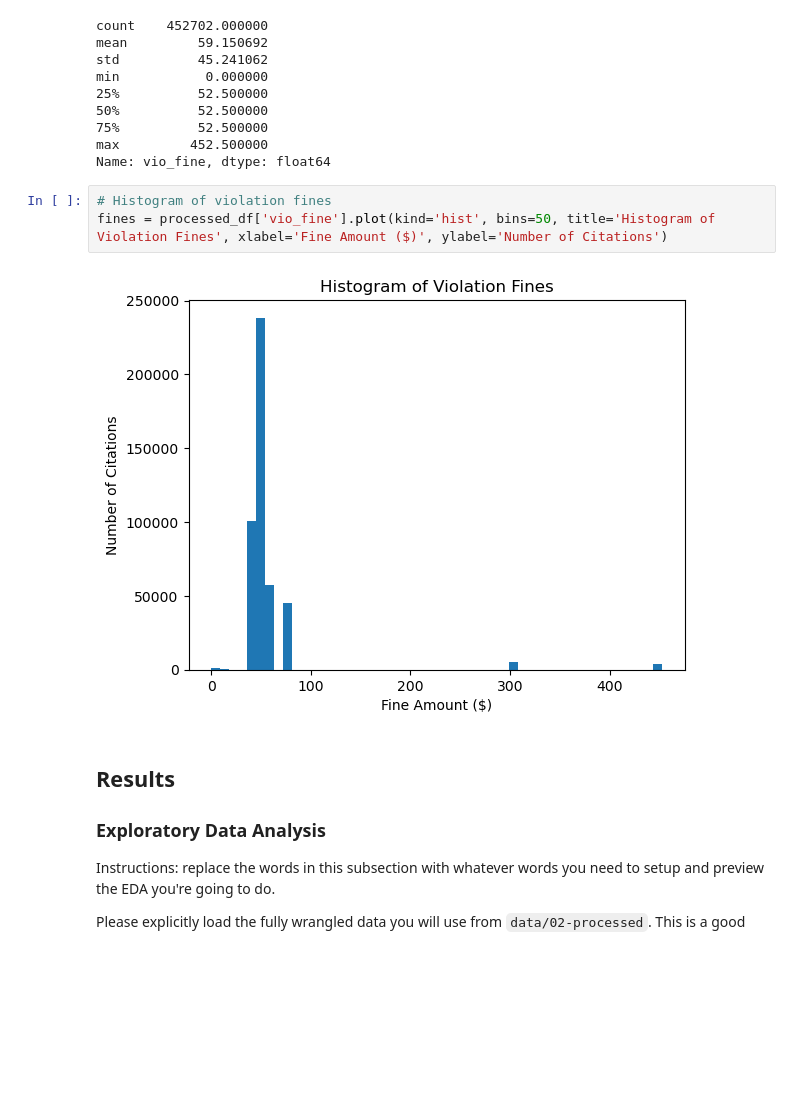
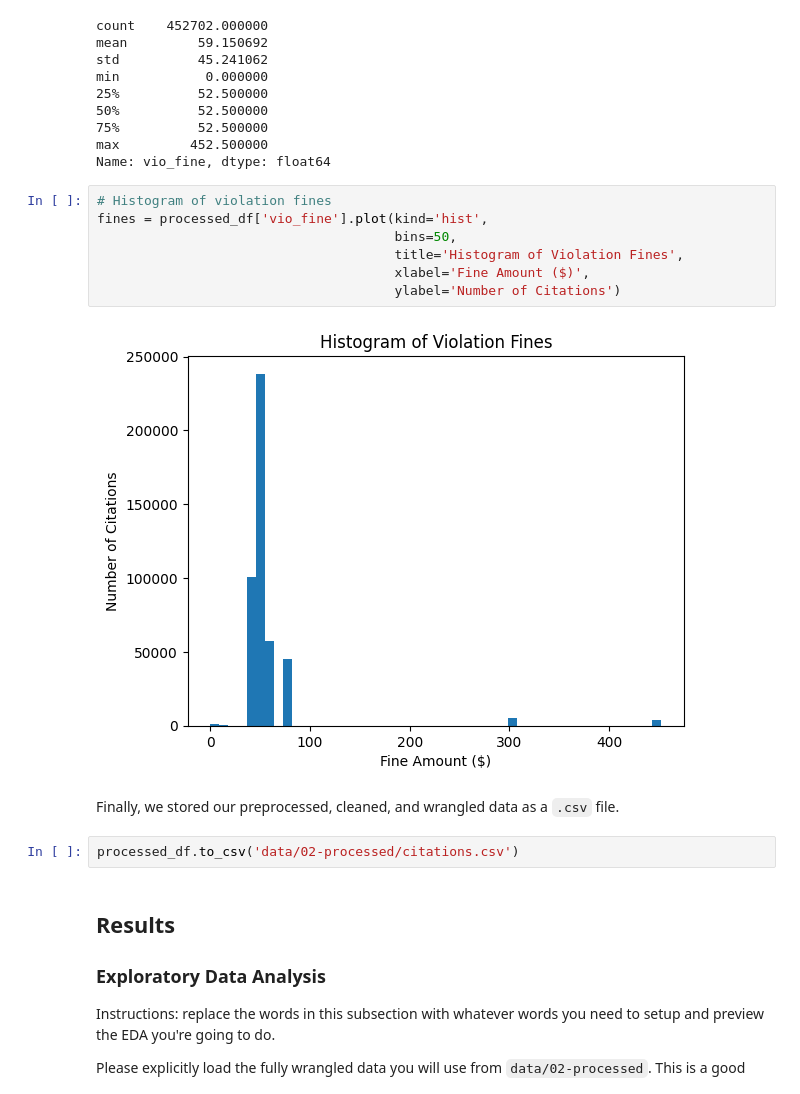
Before and after one commit to tobyzhan/Parking-Citation-Project, a Jupyter notebook: 02-EDACheckpoint.ipynb, the cells around one changed output. Drawn from its saved outputs; the diff is of its cells as text; blank space fills up the shorter version.

````diff
--- a/02-EDACheckpoint.ipynb
+++ b/02-EDACheckpoint.ipynb
@@ -271,9 +289,17 @@ max         452.500000
 Name: vio_fine, dtype: float64
 # %%
 # Histogram of violation fines
-fines = processed_df['vio_fine'].plot(kind='hist', bins=50, title='Histogram of Violation Fines', xlabel='Fine Amount ($)', ylabel='Number of Citations')
+fines = processed_df['vio_fine'].plot(kind='hist',
+                                      bins=50,
+                                      title='Histogram of Violation Fines',
+                                      xlabel='Fine Amount ($)',
+                                      ylabel='Number of Citations')
 # %% [output]
-[figure, old version]
+[figure, new version]
+# %% [markdown]
+Finally, we stored our preprocessed, cleaned, and wrangled data as a ```.csv``` file.
+# %%
+processed_df.to_csv('data/02-processed/citations.csv')
 # %% [markdown]
 ## Results
 
````
Also changed, not shown: parts of 11 cells of this notebook.
